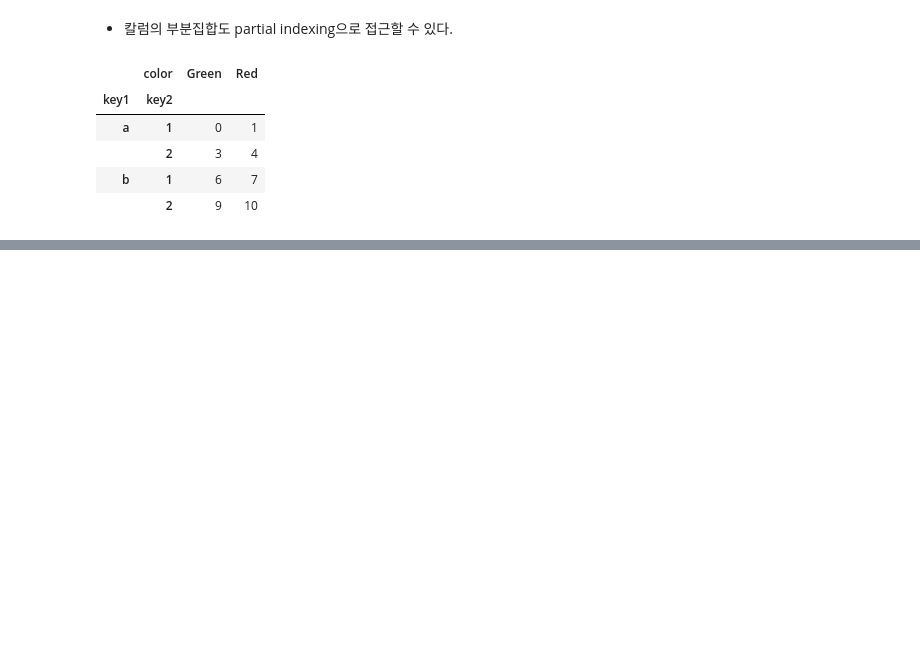
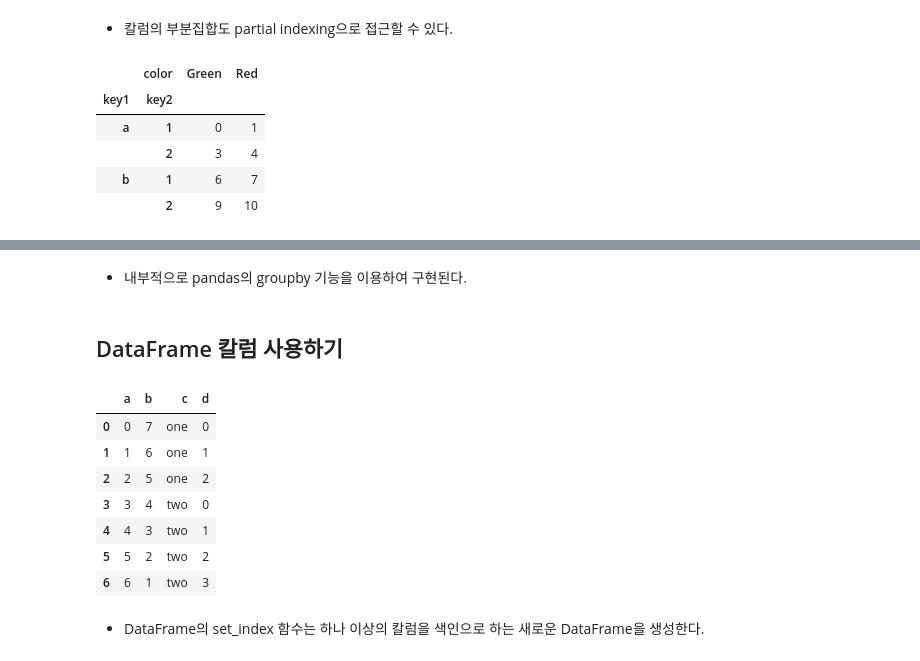
Before and after one commit to angelxtry/PyDataSc, a Jupyter notebook: PyForDA/ch05-pandas_basic/pandas_basic2.ipynb, the cells around one changed output, grey strips where cells are left out. Saved outputs shown, nothing was run; the diff lists cells and outputs as text; code cells hidden in the pictures; blank space fills up the shorter version.

Commit message:
PFDA pandas update

```diff
--- a/PyForDA/ch05-pandas_basic/pandas_basic2.ipynb
+++ b/PyForDA/ch05-pandas_basic/pandas_basic2.ipynb
@@ -850,0 +1092,4 @@ frame['Ohio']
+# %% [markdown]
+* 내부적으로 pandas의 groupby 기능을 이용하여 구현된다.
+# %% [markdown]
+## DataFrame 칼럼 사용하기
@@ -850,0 +1100,13 @@ frame['Ohio']
+# %%
+frame
+# %% [output]
+|  | a | b | c | d |
+| 0 | 0 | 7 | one | 0 |
+| 1 | 1 | 6 | one | 1 |
+| 2 | 2 | 5 | one | 2 |
+| 3 | 3 | 4 | two | 0 |
+| 4 | 4 | 3 | two | 1 |
+| 5 | 5 | 2 | two | 2 |
+| 6 | 6 | 1 | two | 3 |
+# %% [markdown]
+* DataFrame의 set_index 함수는 하나 이상의 칼럼을 색인으로 하는 새로운 DataFrame을 생성한다.
```
Also changed, not shown: parts of 83 cells of this notebook, 2 other files.
